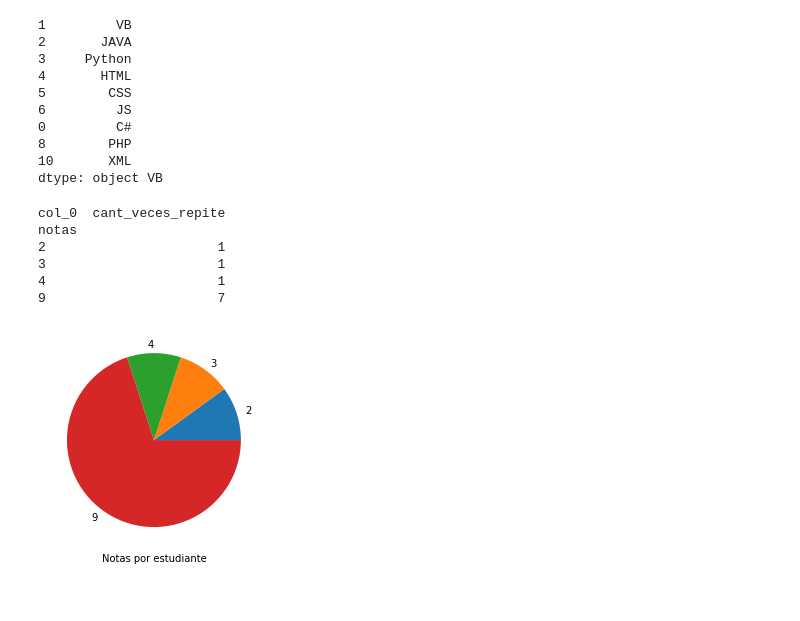
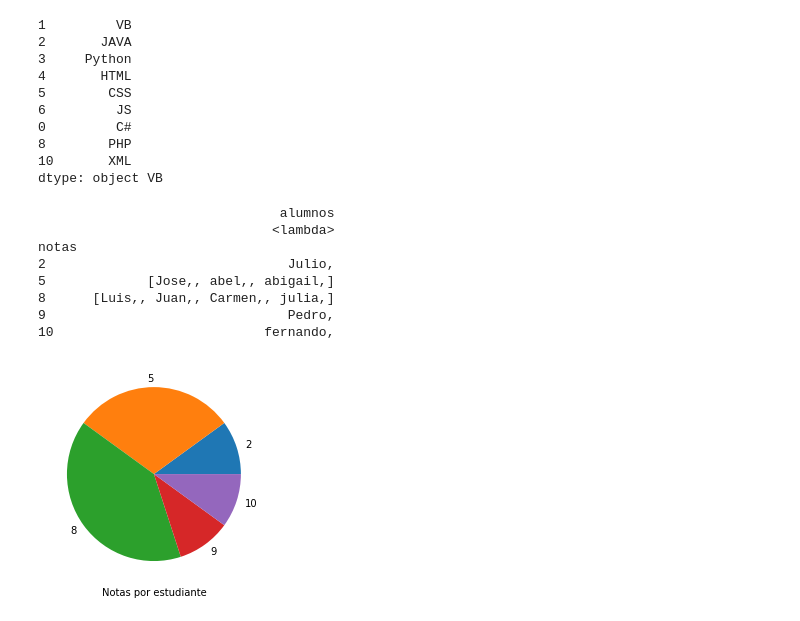
Before and after one commit to USIS011120/Programacion-Computacional-III, a Jupyter notebook: fundamentos_de_python_A2.ipynb, the cells around one changed output. Drawn from its saved outputs; the diff is of its cells as text; code cells hidden in the pictures.

```diff
--- a/fundamentos_de_python_A2.ipynb
+++ b/fundamentos_de_python_A2.ipynb
@@ -392,18 +392,23 @@ dtype: object VB
 # %%
 archivo = pd.read_csv("/content/notas.csv",sep=";",encoding="utf-8")
 #print(archivo, archivo["notas"])
 
 procesar = pd.crosstab(index=archivo["notas"],columns="cant_veces_repite")
-print(procesar)
+#print(procesar)
+
+agrupando = archivo.groupby(["notas"]).agg({lambda x:x+","})
+print(agrupando)
 
 plt.pie(procesar, labels=procesar.index)
 plt.xlabel("Notas por estudiante")
 plt.show()
 # %% [output]
-col_0  cant_veces_repite
+                               alumnos
+                              <lambda>
 notas
-2                      1
-3                      1
-4                      1
-9                      7
+2                               Julio,
+5             [Jose,, abel,, abigail,]
+8      [Luis,, Juan,, Carmen,, julia,]
+9                               Pedro,
+10                           fernando,
-[figure, old version]
+[figure, new version]
```
Also changed, not shown: parts of 1 cell of this notebook.
